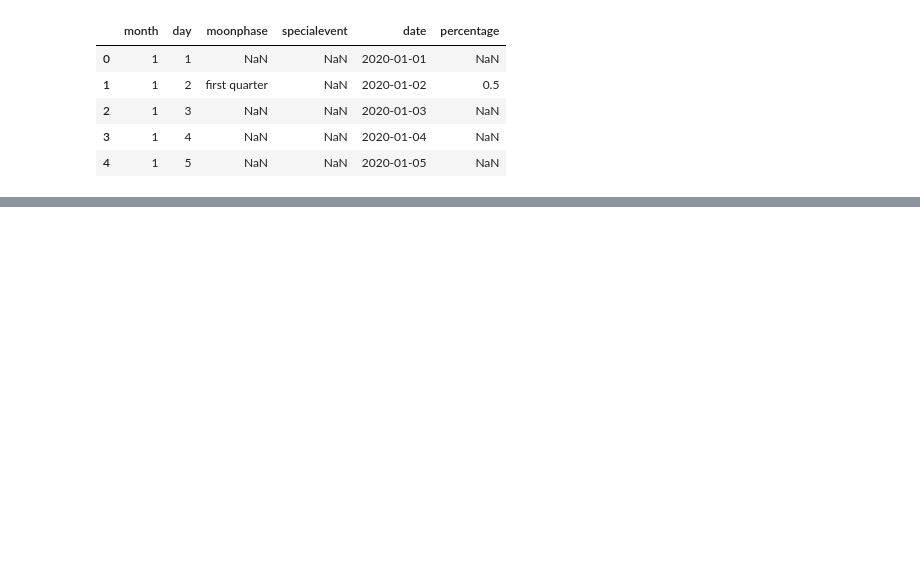
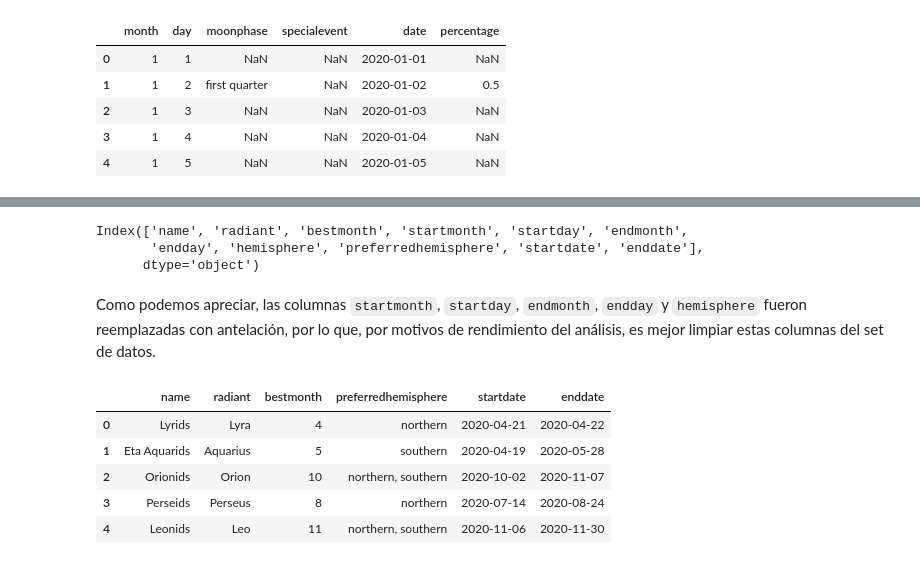
Before and after one commit to ArcayCo83/lluviameteoritos, a Jupyter notebook: meteorshowers.ipynb, the cells around one changed output, grey strips where cells are left out. Drawn from its saved outputs; the diff is of its cells as text; code cells hidden in the pictures; blank space fills up the shorter version.

```diff
--- a/meteorshowers.ipynb
+++ b/meteorshowers.ipynb
@@ -170,0 +233,19 @@ moon_phases.head()
+# %%
+meteor_showers.columns
+# %% [output]
+Index(['name', 'radiant', 'bestmonth', 'startmonth', 'startday', 'endmonth',
+       'endday', 'hemisphere', 'preferredhemisphere', 'startdate', 'enddate'],
+      dtype='object')
+# %% [markdown]
+Como podemos apreciar, las columnas `startmonth`, `startday`, `endmonth`, `endday` y `hemisphere` fueron reemplazadas con antelación, por lo que, por motivos de rendimiento del análisis, es mejor limpiar estas columnas del set de datos.
+# %%
+meteor_showers = meteor_showers.drop(['startmonth', 'startday', 'endmonth', 'endday', 'hemisphere'], axis=1)
+# %%
+meteor_showers
+# %% [output]
+|  | name | radiant | bestmonth | preferredhemisphere | startdate | enddate |
+| 0 | Lyrids | Lyra | 4 | northern | 2020-04-21 | 2020-04-22 |
+| 1 | Eta Aquarids | Aquarius | 5 | southern | 2020-04-19 | 2020-05-28 |
+| 2 | Orionids | Orion | 10 | northern, southern | 2020-10-02 | 2020-11-07 |
+| 3 | Perseids | Perseus | 8 | northern | 2020-07-14 | 2020-08-24 |
+| 4 | Leonids | Leo | 11 | northern, southern | 2020-11-06 | 2020-11-30 |
```
Also changed, not shown: parts of 23 cells of this notebook.
